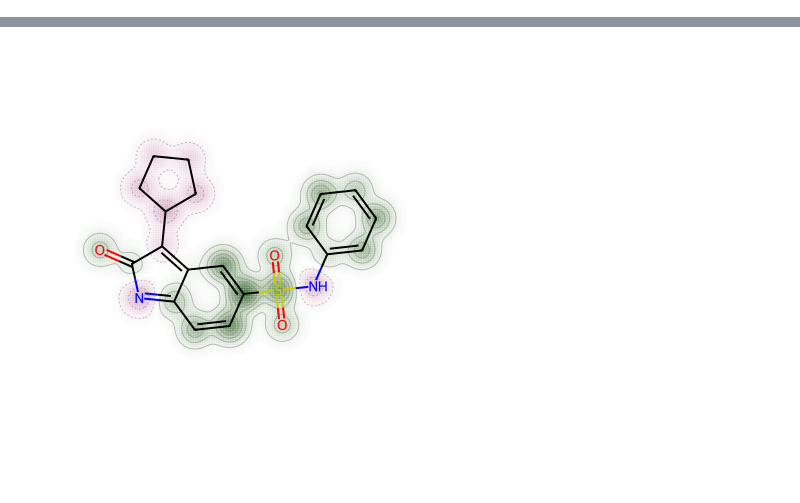
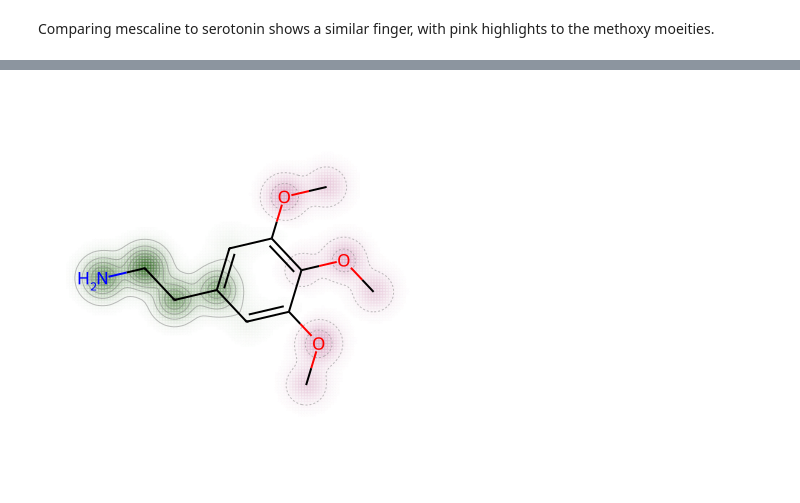
Before and after one commit to fulopjoz/pharmacophore-toolkit, a Jupyter notebook: tutorial/similarity_maps.ipynb, the cells around one changed output, grey strips where cells are left out. Drawn from its saved outputs; the diff is of its cells as text; code cells hidden in the pictures; blank space fills up the shorter version.

```diff
--- a/tutorial/similarity_maps.ipynb
+++ b/tutorial/similarity_maps.ipynb
@@ -91,0 +12,8 @@ AllChem.Compute2DCoords(mol_2)
+# %%
+from rdkit import Chem
+from pharmacophore import Draw
+
+# render molecules as RDKit object
+serotonin = Chem.MolFromSmiles("C1=CC2=C(C=C1O)C(=CN2)CCN")
+psilocin =  Chem.MolFromSmiles("CN(C)CCc1c[nH]c2cccc(O)c12")
+mescaline = Chem.MolFromSmiles("O(c1cc(cc(OC)c1OC)CCN)C")
@@ -101,5 +52,7 @@ img
+# %% [markdown]
+Comparing mescaline to serotonin shows a similar finger, with pink highlights to the methoxy moeities.
 # %%
-img = draw.similarity_maps(mol_2, mol_1)
-img.save('E966.png')
+img = draw.similarity_maps(serotonin, mescaline)
+img.save('../img/mescaline.png')
 img
 # %% [output]
@@ -108 +61 @@ img
-[figure, old version]
+[figure, new version]
```
Also changed, not shown: parts of 20 cells of this notebook, 1 other file.
